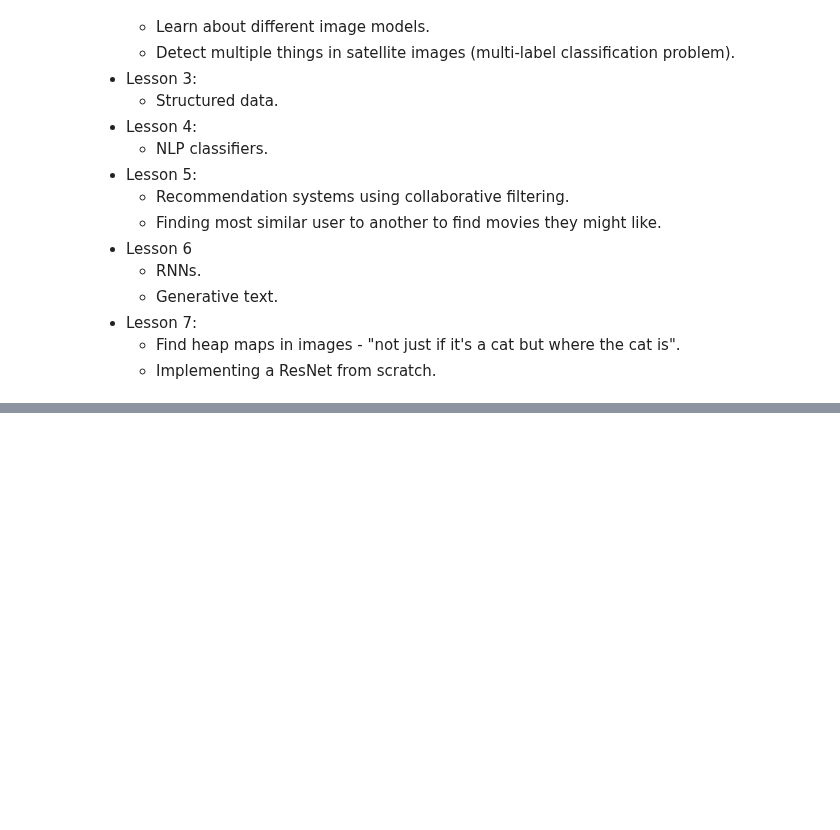
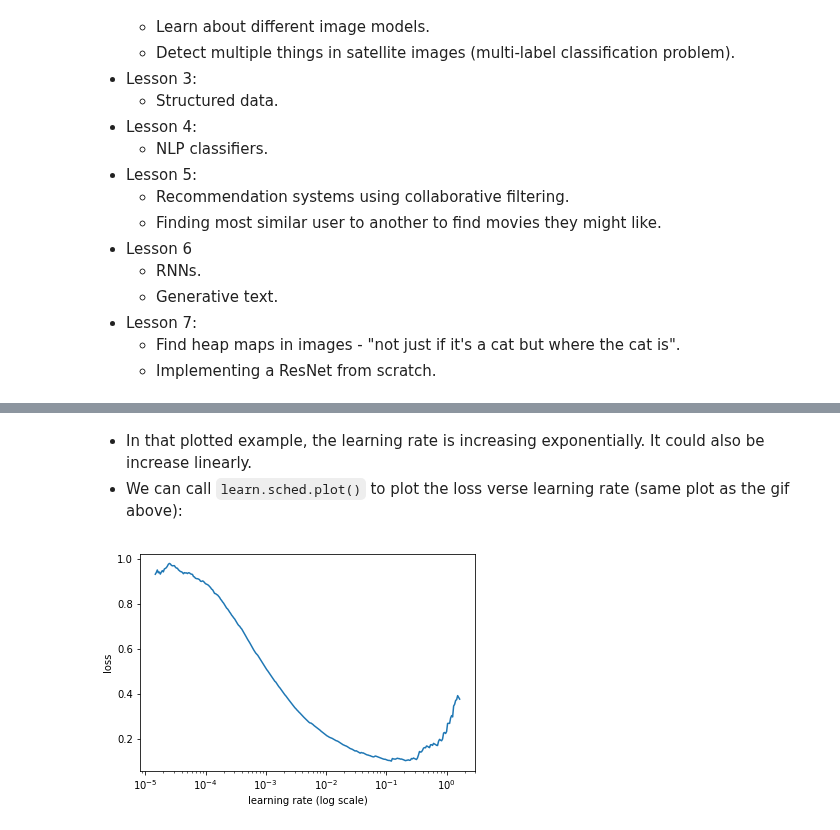
Before and after one commit to lextoumbourou/notes, a Jupyter notebook: moocs/fast.ai/deep-learning-2018/lesson1.ipynb, the cells around one changed output, grey strips where cells are left out. Cells and saved outputs as stored; diff of their text form; code cells hidden in the pictures; blank space fills up the shorter version.

```diff
--- a/moocs/fast.ai/deep-learning-2018/lesson1.ipynb
+++ b/moocs/fast.ai/deep-learning-2018/lesson1.ipynb
@@ -447,0 +531,7 @@ Most uncertain predictions
+# %% [markdown]
+* In that plotted example, the learning rate is increasing exponentially. It could also be increase linearly.
+* We can call `learn.sched.plot()` to plot the loss verse learning rate (same plot as the gif above):
+# %%
+learn.sched.plot()
+# %% [output]
+[figure, added]
```
Also changed, not shown: parts of 19 cells of this notebook.
